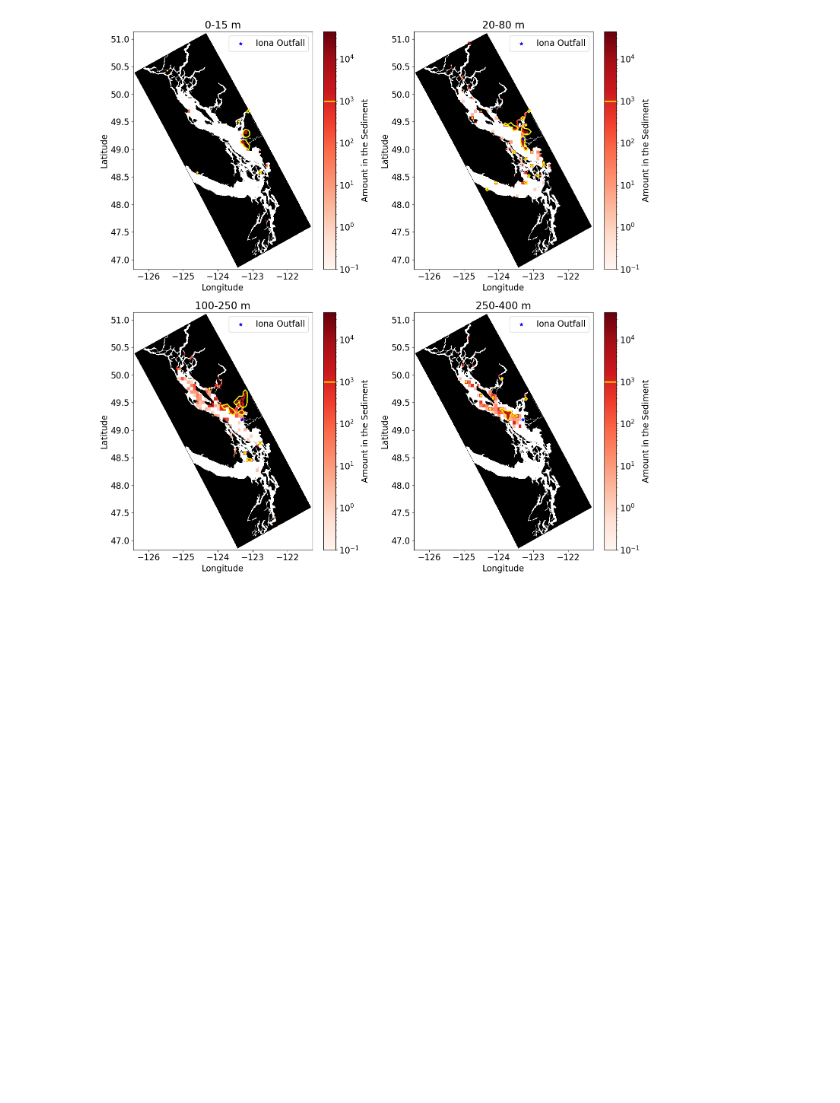
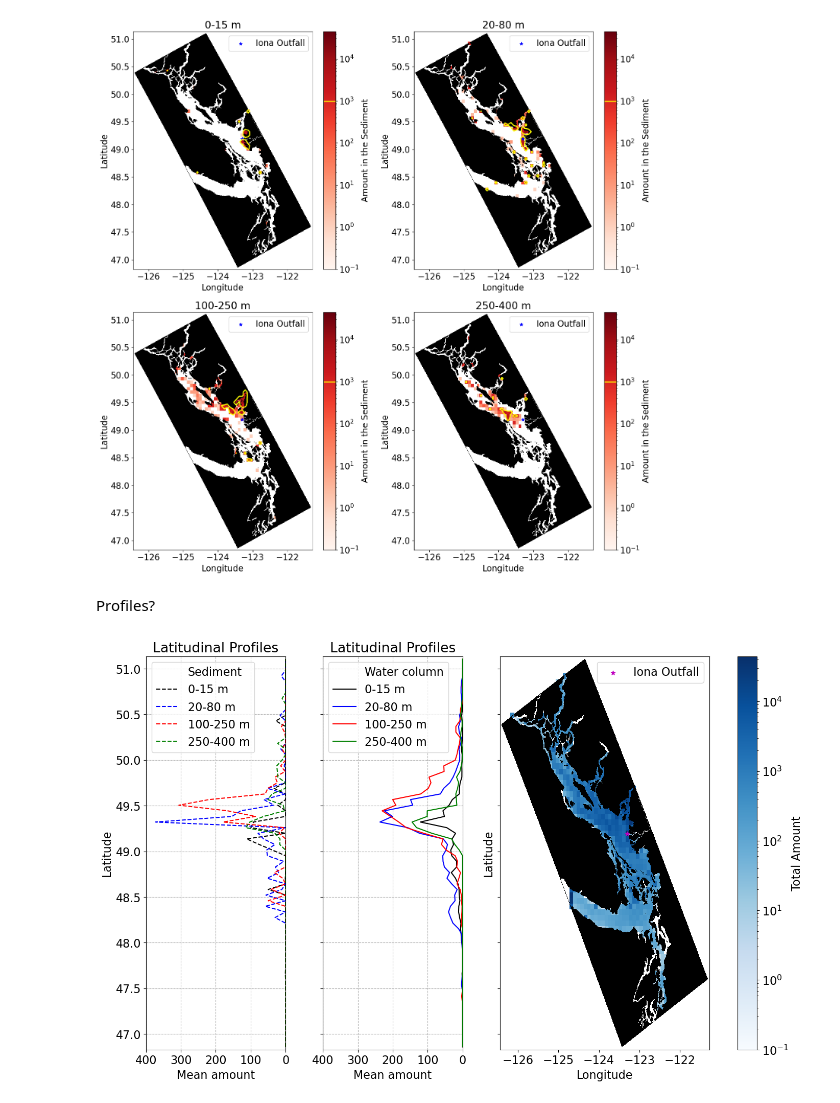
Before and after one commit to SalishSeaCast/analysis-vicente, a Jupyter notebook: Ocean_Parcels/PBDE_simulations/Analysis_simulation_regions_V2.ipynb, the cells around one changed output. Drawn from its saved outputs; the diff is of its cells as text; code cells hidden in the pictures; blank space fills up the shorter version.

```diff
--- a/Ocean_Parcels/PBDE_simulations/Analysis_simulation_regions_V2.ipynb
+++ b/Ocean_Parcels/PBDE_simulations/Analysis_simulation_regions_V2.ipynb
@@ -717,3 +717,70 @@ ax[1,1].set_title(labels[3])
 plt.tight_layout()
 # %% [output]
 [figure]
+# %% [markdown]
+Profiles?
+# %%
+from matplotlib.lines import Line2D
+
+fig, (ax1, ax2, ax3) = plt.subplots(ncols=3, figsize=(16, 10), sharey=True, gridspec_kw={'width_ratios': [1, 1, 2]})
+
+# Left plot: pcolormesh
+c_t = ax3.pcolormesh(longitudes, latitudes, total_depth.T, cmap='Blues', norm=norm)
+ax3.pcolormesh(mask['nav_lon'], mask['nav_lat'], mask['tmask'][0][0], cmap=cmap)
+ax3.scatter(clon, clat, c='m', marker='*', label='Iona Outfall')
+
+# Colorbar below both axes
+cb_t = fig.colorbar(c_t, ax=ax3, label="Total Amount", orientation='vertical', pad=0.1)
+
+# Ax1 config
+ax3.set_ylabel('Latitude')
+ax3.set_xlabel('Longitude')
+ax3.legend()
+
+# Right plot: line plot
+ax2.plot(concentration_water[labels[0]].mean(), latitudes, '-k',label=labels[0])
+ax2.plot(concentration_water[labels[1]].mean(),latitudes, '-b',label=labels[1])
+ax2.plot(concentration_water[labels[2]].mean(),latitudes, '-r',label=labels[2])
+ax2.plot(concentration_water[labels[3]].mean(),latitudes, '-g', label=labels[3])
+ax2.invert_xaxis()
+ax2.grid(linestyle='--')
+ax2.set_xlabel('Mean amount')
+ax2.set_title("Latitudinal Profiles")
+#
+legend_elements_x2 = [
+    Line2D([0], [0], color='k', lw=0, label='Water column'),  # "title" for first section
+    Line2D([0], [0], color='k', linestyle='-', label=labels[0]),
+    Line2D([0], [0], color='b', linestyle='-', label=labels[1]),
+    Line2D([0], [0], color='r', linestyle='-', label=labels[2]),
+    Line2D([0], [0], color='g', linestyle='-', label=labels[3])
+]
+ax2.legend(handles=legend_elements_x2, frameon=True)
+
+#
+ax1.plot(concentration_sediment[labels[0]].mean(), latitudes, '--k',label=labels[0])
+ax1.plot(concentration_sediment[labels[1]].mean(),latitudes, '--b',label=labels[1])
+ax1.plot(concentration_sediment[labels[2]].mean(),latitudes, '--r',label=labels[2])
+ax1.plot(concentration_sediment[labels[3]].mean(),latitudes, '--g', label=labels[3])
+#
+ax1.invert_xaxis()
+ax1.grid(linestyle='--')
+ax1.set_xlabel('Mean amount')
+ax1.set_ylabel('Latitude')
+ax1.set_title("Latitudinal Profiles")
+#
+legend_elements_x1 = [Line2D([0], [0], color='k', lw=0, label='Sediment'),  # "title" for second section
+    Line2D([0], [0], color='k', linestyle='--', label=labels[0]),
+    Line2D([0], [0], color='b', linestyle='--', label=labels[1]),
+    Line2D([0], [0], color='r', linestyle='--', label=labels[2]),
+    Line2D([0], [0], color='g', linestyle='--', label=labels[3])
+]
+
+# Add to ax2
+ax1.legend(handles=legend_elements_x1, frameon=True)
+#
+ax2.set_xlim([400, 0])
+ax1.set_xlim([400, 0])
+#plt.tight_layout()
+plt.show()
+# %% [output]
+[figure, added]
```
Also changed, not shown: 1 other file.
